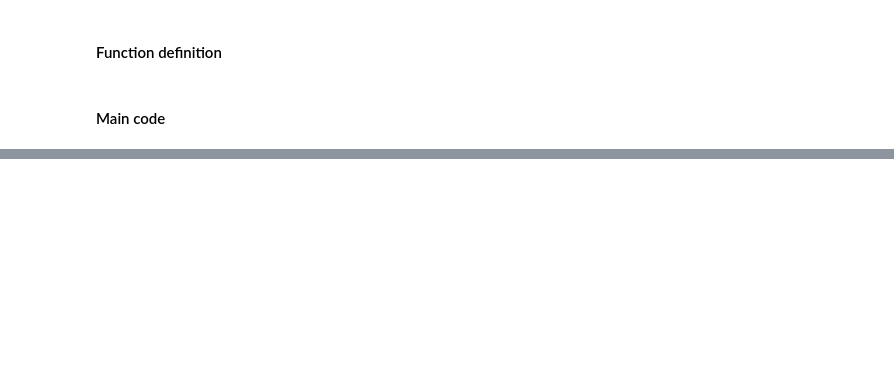
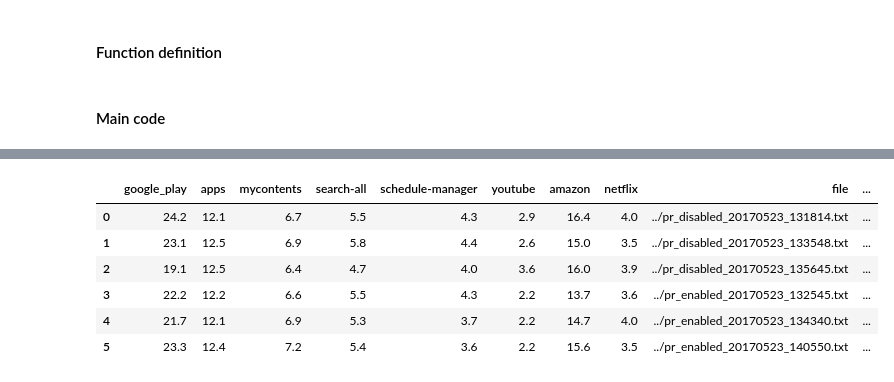
Before and after one commit to rambar/PreReclaim, a Jupyter notebook: python/chart_render.ipynb, the cells around one changed output, grey strips where cells are left out. Cells and saved outputs as stored; diff of their text form; code cells hidden in the pictures; blank space fills up the shorter version.

```diff
--- a/python/chart_render.ipynb
+++ b/python/chart_render.ipynb
@@ -69,5 +92,7 @@ def show(filename):
 # %%
 def launching_time(filename):
+    results = []
     contents = read_from_file(filename)
     for content in contents:
-        print(content['sec'], end='\t')
+        results.append(content['sec'])
+    return results
@@ -100,2 +129,15 @@ def compare(filename1, filename2, select):
+# %%
+def show_result(files, cols):
+    frames = []
+    for file in files :
+        frame = DataFrame(launching_time(file))
+        frame = frame.T
+        frame.columns = cols
+        frame['file'] = file
+        frames.append(frame)
+
+    df = pd.concat(frames, ignore_index=True)
+    df['sum'] = df.sum(axis=1)
+    return df
 # %% [markdown]
 #### Main code
@@ -105,0 +164,17 @@ launching_time("log/test12.txt")
+# %%
+files = ["../pr_disabled_20170523_131814.txt",
+         "../pr_disabled_20170523_133548.txt",
+         "../pr_disabled_20170523_135645.txt",
+         "../pr_enabled_20170523_132545.txt",
+         "../pr_enabled_20170523_134340.txt",
+         "../pr_enabled_20170523_140550.txt"]
+cols = ['google_play', 'apps', 'mycontents' , 'search-all', 'schedule-manager', 'youtube', 'amazon', 'netflix']
+show_result(files, cols)
+# %% [output]
+|  | google_play | apps | mycontents | search-all | schedule-manager | youtube | amazon | netflix | file | ... |
+| 0 | 24.2 | 12.1 | 6.7 | 5.5 | 4.3 | 2.9 | 16.4 | 4.0 | ../pr_disabled_20170523_131814.txt | ... |
+| 1 | 23.1 | 12.5 | 6.9 | 5.8 | 4.4 | 2.6 | 15.0 | 3.5 | ../pr_disabled_20170523_133548.txt | ... |
+| 2 | 19.1 | 12.5 | 6.4 | 4.7 | 4.0 | 3.6 | 16.0 | 3.9 | ../pr_disabled_20170523_135645.txt | ... |
+| 3 | 22.2 | 12.2 | 6.6 | 5.5 | 4.3 | 2.2 | 13.7 | 3.6 | ../pr_enabled_20170523_132545.txt | ... |
+| 4 | 21.7 | 12.1 | 6.9 | 5.3 | 3.7 | 2.2 | 14.7 | 4.0 | ../pr_enabled_20170523_134340.txt | ... |
+| 5 | 23.3 | 12.4 | 7.2 | 5.4 | 3.6 | 2.2 | 15.6 | 3.5 | ../pr_enabled_20170523_140550.txt | ... |
```
Also changed, not shown: parts of 14 cells of this notebook, 2 other files.
